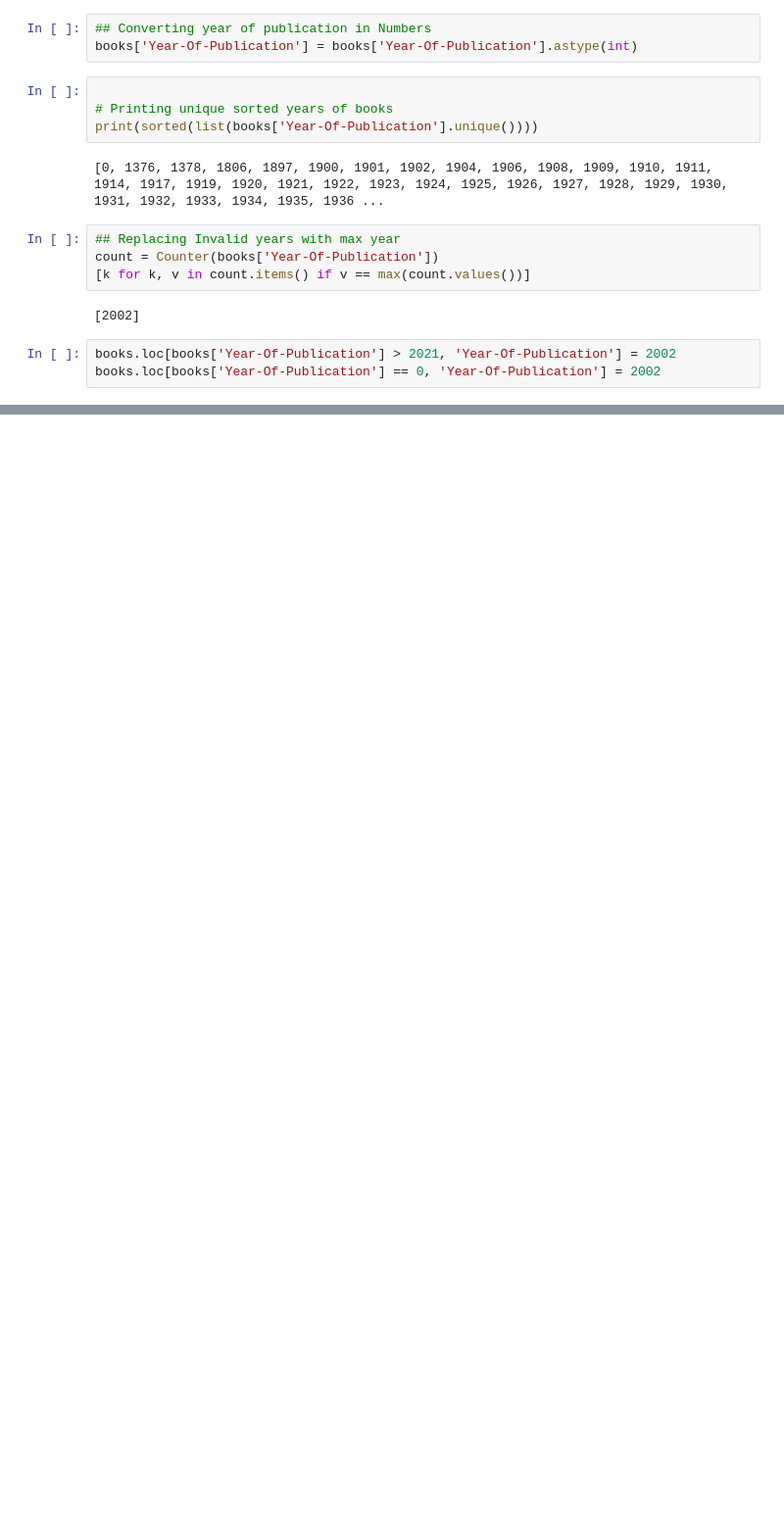
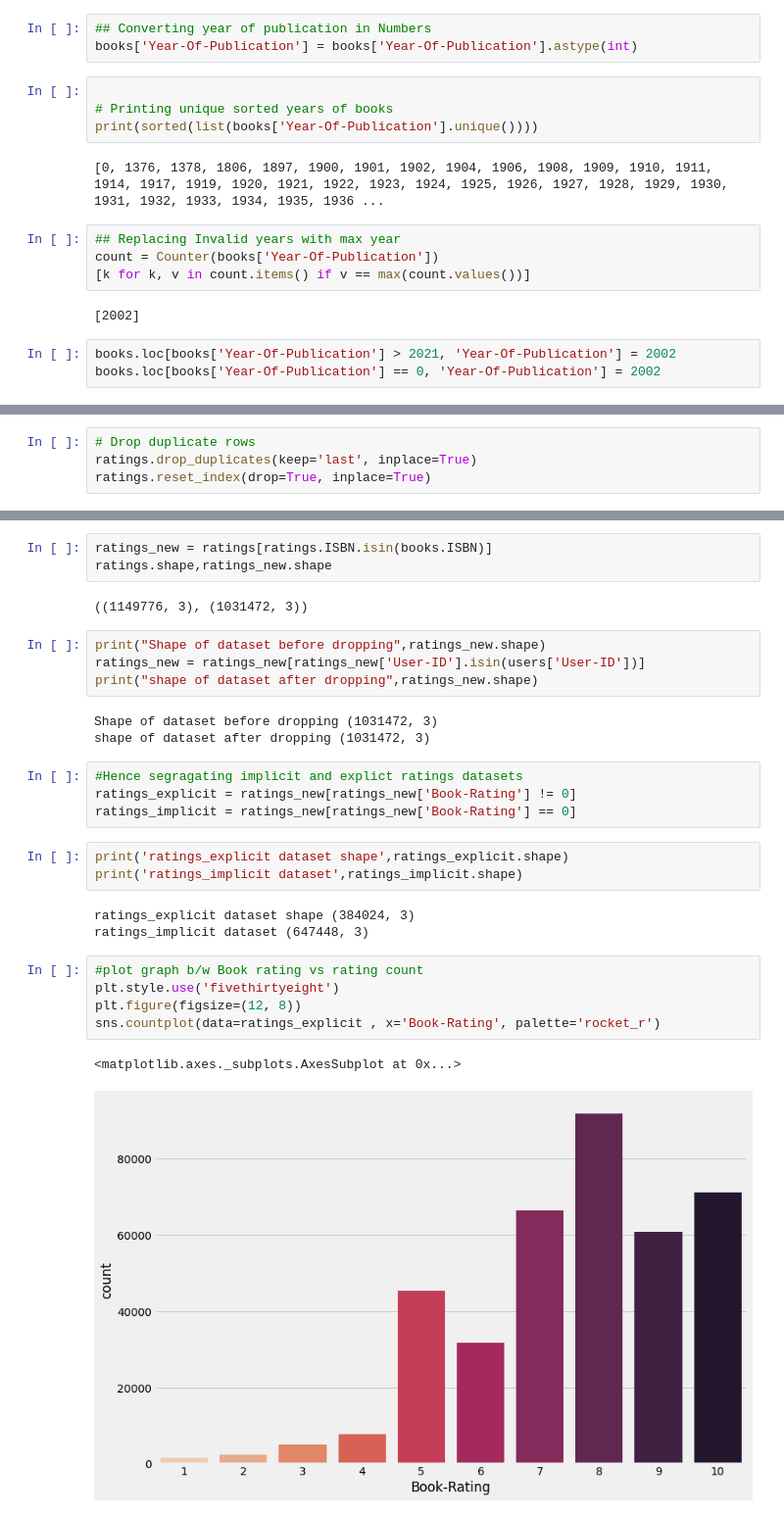
Before and after one commit to toupasana/Unsupervised-Machine-Learning-, a Jupyter notebook: Book_Recommendation_System.ipynb, the cells around one changed output, grey strips where cells are left out. Shown at 98% size. Drawn from its saved outputs; the diff is of its cells as text; blank space fills up the shorter version.

```diff
--- a/Book_Recommendation_System.ipynb
+++ b/Book_Recommendation_System.ipynb
@@ -192,0 +426,4 @@ books.loc[books['Year-Of-Publication'] == 0, 'Year-Of-Publication'] = 2002
+# %%
+# Drop duplicate rows
+ratings.drop_duplicates(keep='last', inplace=True)
+ratings.reset_index(drop=True, inplace=True)
@@ -192,0 +463,30 @@ books.loc[books['Year-Of-Publication'] == 0, 'Year-Of-Publication'] = 2002
+# %%
+ratings_new = ratings[ratings.ISBN.isin(books.ISBN)]
+ratings.shape,ratings_new.shape
+# %% [output]
+((1149776, 3), (1031472, 3))
+# %%
+print("Shape of dataset before dropping",ratings_new.shape)
+ratings_new = ratings_new[ratings_new['User-ID'].isin(users['User-ID'])]
+print("shape of dataset after dropping",ratings_new.shape)
+# %% [output]
+Shape of dataset before dropping (1031472, 3)
+shape of dataset after dropping (1031472, 3)
+# %%
+#Hence segragating implicit and explict ratings datasets
+ratings_explicit = ratings_new[ratings_new['Book-Rating'] != 0]
+ratings_implicit = ratings_new[ratings_new['Book-Rating'] == 0]
+# %%
+print('ratings_explicit dataset shape',ratings_explicit.shape)
+print('ratings_implicit dataset',ratings_implicit.shape)
+# %% [output]
+ratings_explicit dataset shape (384024, 3)
+ratings_implicit dataset (647448, 3)
+# %%
+#plot graph b/w Book rating vs rating count
+plt.style.use('fivethirtyeight')
+plt.figure(figsize=(12, 8))
+sns.countplot(data=ratings_explicit , x='Book-Rating', palette='rocket_r')
+# %% [output]
+<matplotlib.axes._subplots.AxesSubplot at 0x...>
+[figure, added]
```
Also changed, not shown: parts of 26 cells of this notebook.
